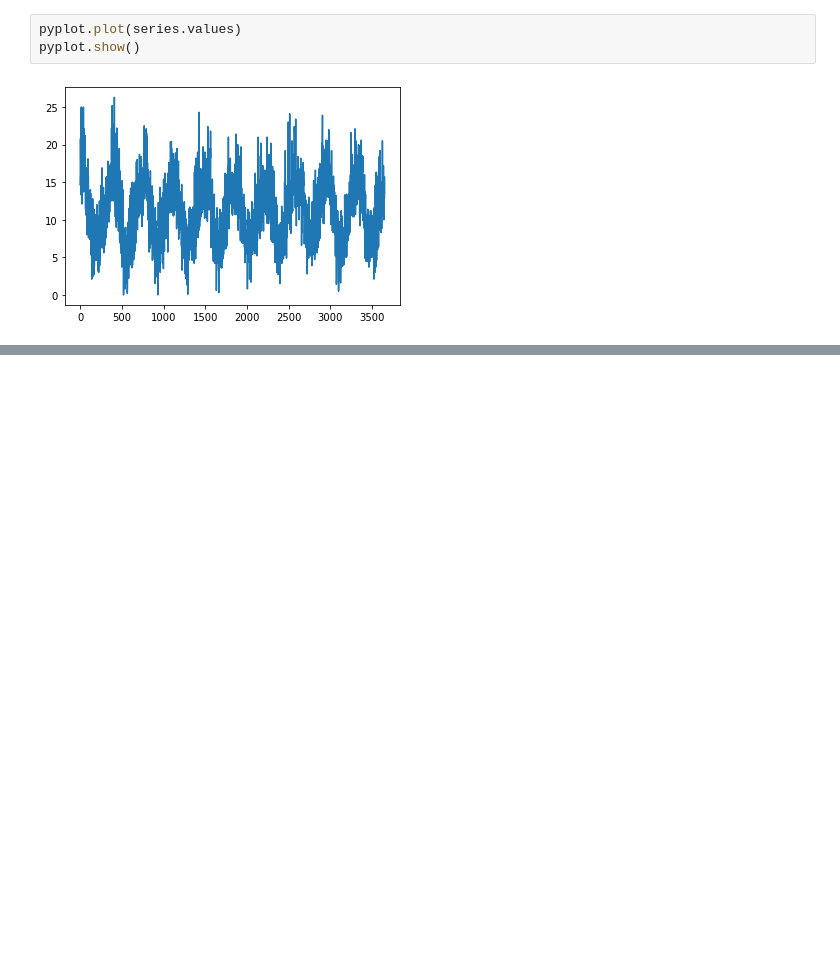
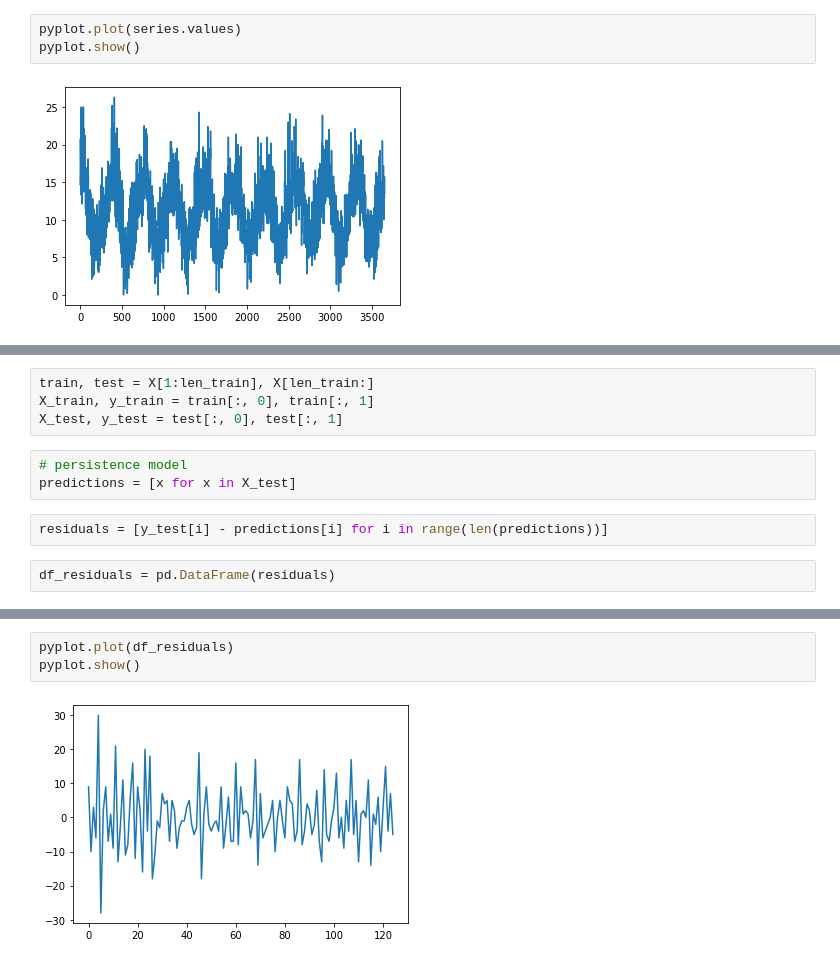
Before and after one commit to bastrob/Working_forecasting_series, a Jupyter notebook: LearnTimeSeries.ipynb, the cells around one changed output, grey strips where cells are left out. Saved outputs shown, nothing was run; the diff lists cells and outputs as text; blank space fills up the shorter version.

```diff
--- a/LearnTimeSeries.ipynb
+++ b/LearnTimeSeries.ipynb
@@ -831,0 +957,11 @@ pyplot.show()
+# %%
+train, test = X[1:len_train], X[len_train:]
+X_train, y_train = train[:, 0], train[:, 1]
+X_test, y_test = test[:, 0], test[:, 1]
+# %%
+# persistence model
+predictions = [x for x in X_test]
+# %%
+residuals = [y_test[i] - predictions[i] for i in range(len(predictions))]
+# %%
+df_residuals = pd.DataFrame(residuals)
@@ -831,0 +977,5 @@ pyplot.show()
+# %%
+pyplot.plot(df_residuals)
+pyplot.show()
+# %% [output]
+[figure, added]
```
Also changed, not shown: parts of 36 cells of this notebook.
